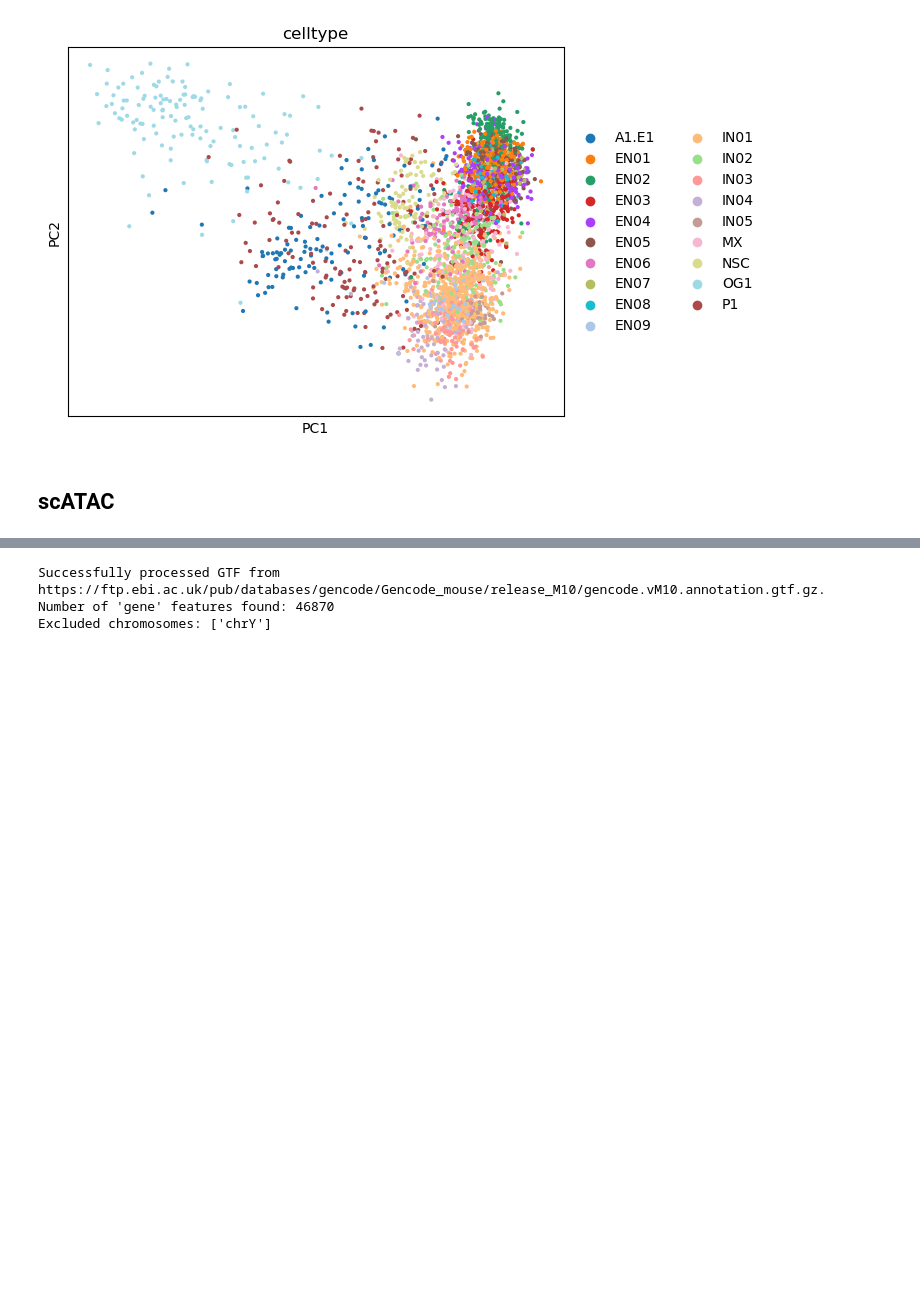
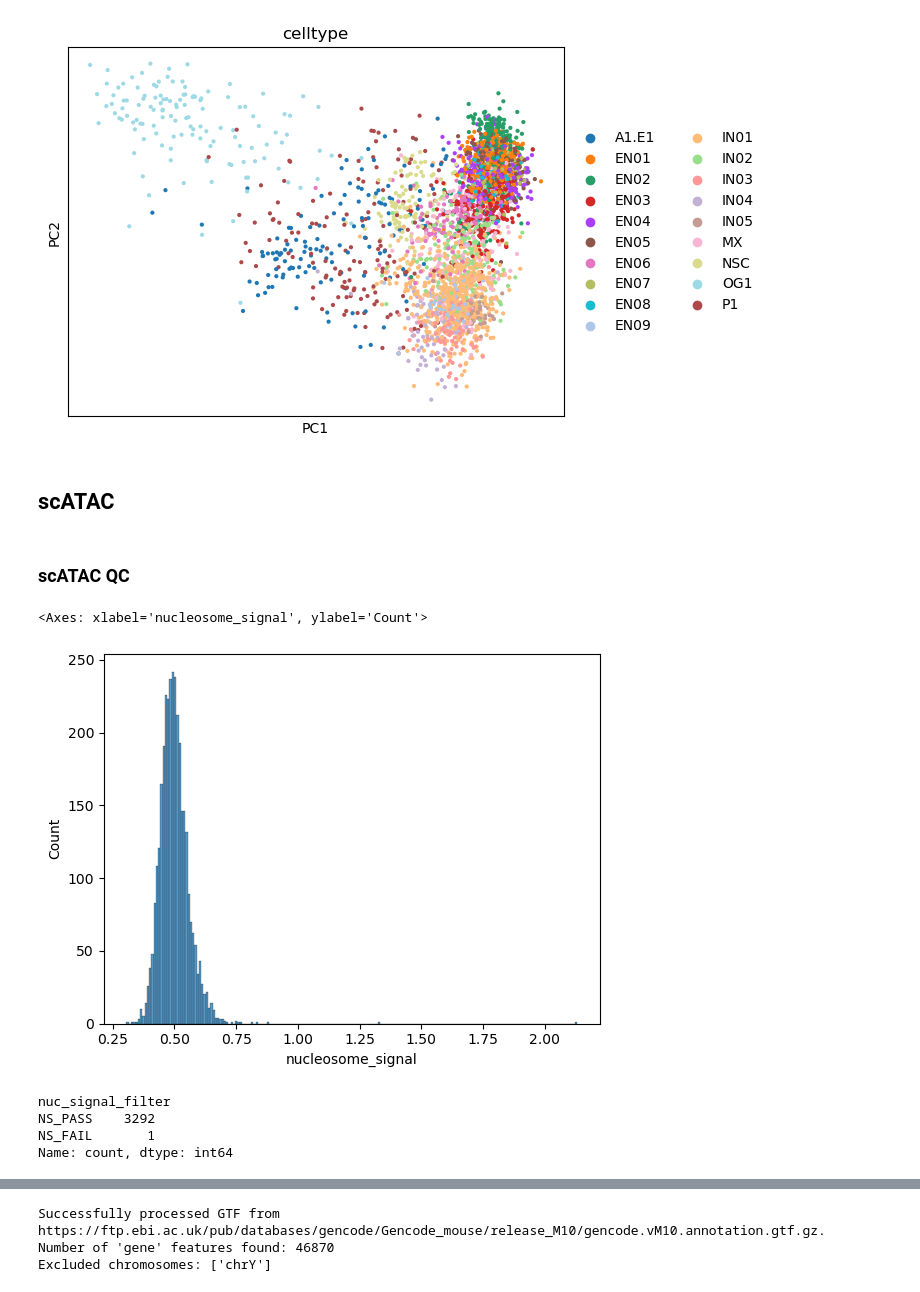
Before and after one commit to l-reich/spatial-chromatin-variability, a Jupyter notebook: src/preprocessing/SHARE-seq_pp.ipynb, the cells around one changed output, grey strips where cells are left out. Saved outputs shown, nothing was run; the diff lists cells and outputs as text; code cells hidden in the pictures; blank space fills up the shorter version.

Commit message:
add ATAC QC

```diff
--- a/src/preprocessing/SHARE-seq_pp.ipynb
+++ b/src/preprocessing/SHARE-seq_pp.ipynb
@@ -241,0 +248,17 @@ atac.write_h5ad(atac_path)
+# %% [markdown]
+### scATAC QC
+# %%
+# Calculate general qc metrics using scanpy
+sc.pp.calculate_qc_metrics(atac, percent_top=None, log1p=False, inplace=True)
+
+# Rename columns
+atac.obs.rename(
+    columns={
+        "n_genes_by_counts": "n_features_per_cell",
+        "total_counts": "total_fragment_counts",
+    },
+    inplace=True,
+)
+
+# log-transform total counts and add as column
+atac.obs["log_total_fragment_counts"] = np.log10(atac.obs["total_fragment_counts"])
@@ -241,0 +269,20 @@ atac.write_h5ad(atac_path)
+# %%
+sns.histplot(atac.obs, x="nucleosome_signal")
+# %% [output]
+<Axes: xlabel='nucleosome_signal', ylabel='Count'>
+[figure, added]
+# %%
+# Add group labels for above and below the nucleosome signal threshold
+nuc_signal_threshold = 2
+atac.obs["nuc_signal_filter"] = [
+    "NS_FAIL" if ns > nuc_signal_threshold else "NS_PASS"
+    for ns in atac.obs["nucleosome_signal"]
+]
+
+# Print number cells not passing nucleosome signal threshold
+atac.obs["nuc_signal_filter"].value_counts()
+# %% [output]
+nuc_signal_filter
+NS_PASS    3292
+NS_FAIL       1
+Name: count, dtype: int64
```
Also changed, not shown: parts of 24 cells of this notebook, 1 other file.
